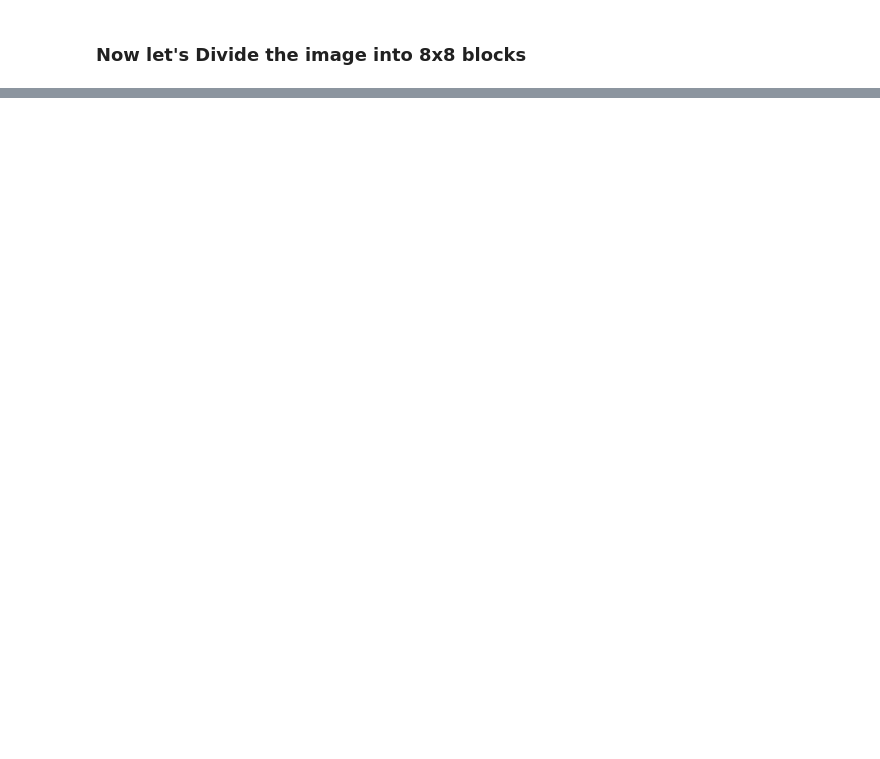
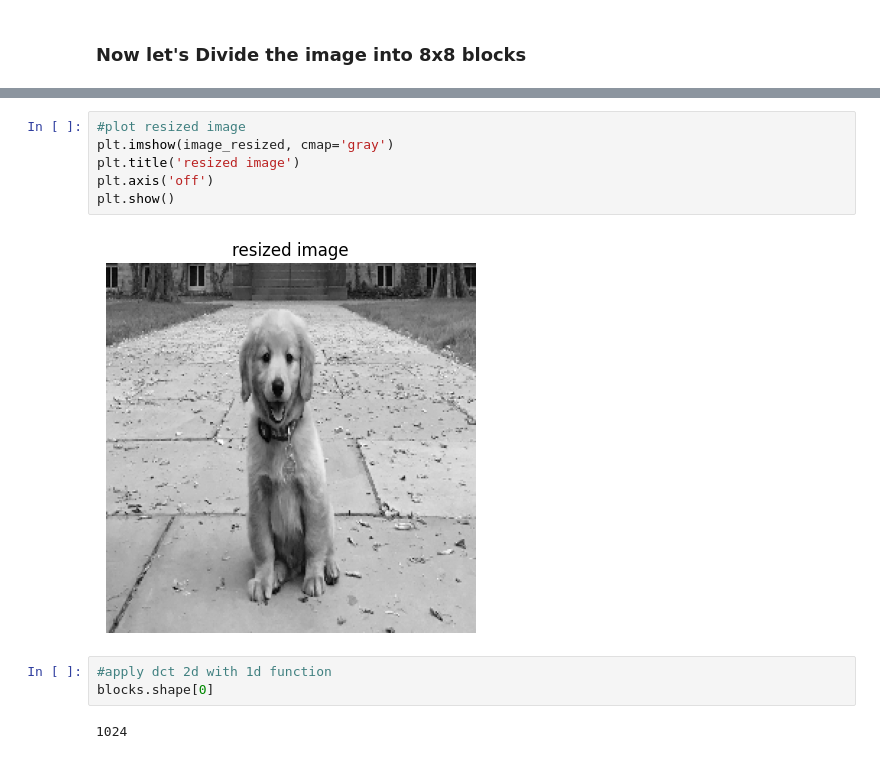
Before and after one commit to moghaith/image-compression-dct-dft, a Jupyter notebook: DFTvsDCT.ipynb, the cells around one changed output, grey strips where cells are left out. Saved outputs shown, nothing was run; the diff lists cells and outputs as text; blank space fills up the shorter version.

```diff
--- a/DFTvsDCT.ipynb
+++ b/DFTvsDCT.ipynb
@@ -44,0 +72,13 @@ plt.show()
+# %%
+#plot resized image
+plt.imshow(image_resized, cmap='gray')
+plt.title('resized image')
+plt.axis('off')
+plt.show()
+# %% [output]
+[figure, added]
+# %%
+#apply dct 2d with 1d function
+blocks.shape[0]
+# %% [output]
+1024
```
Also changed, not shown: parts of 8 cells of this notebook.
